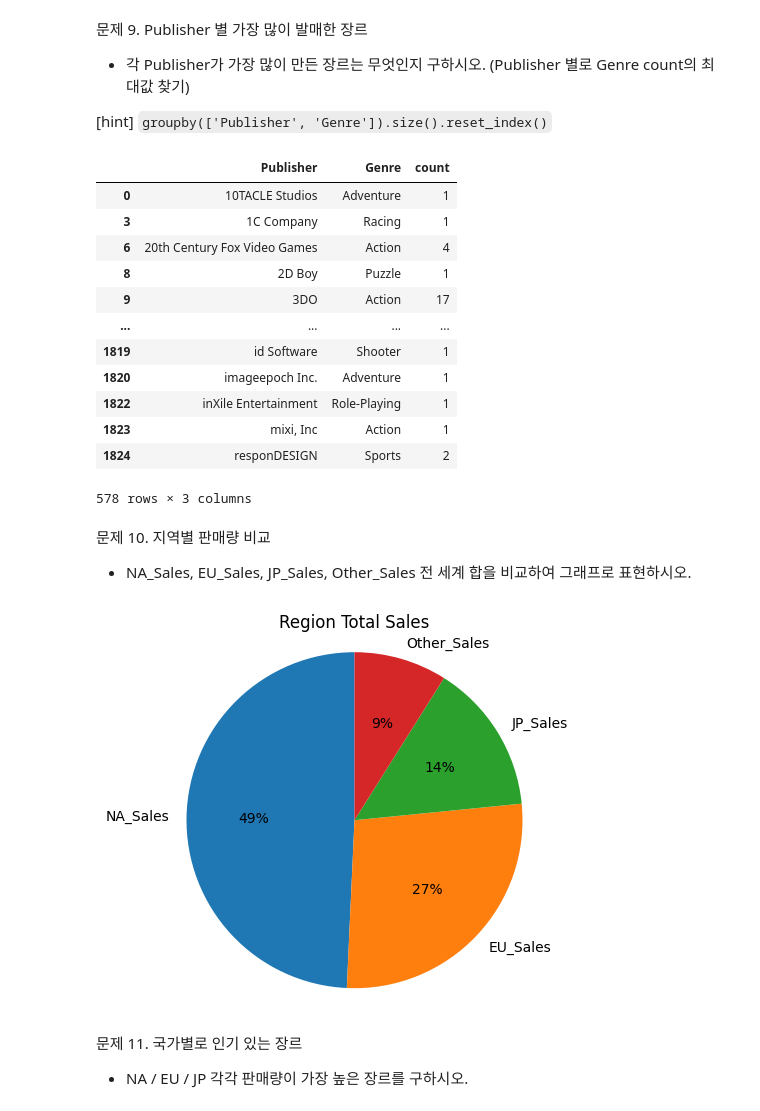
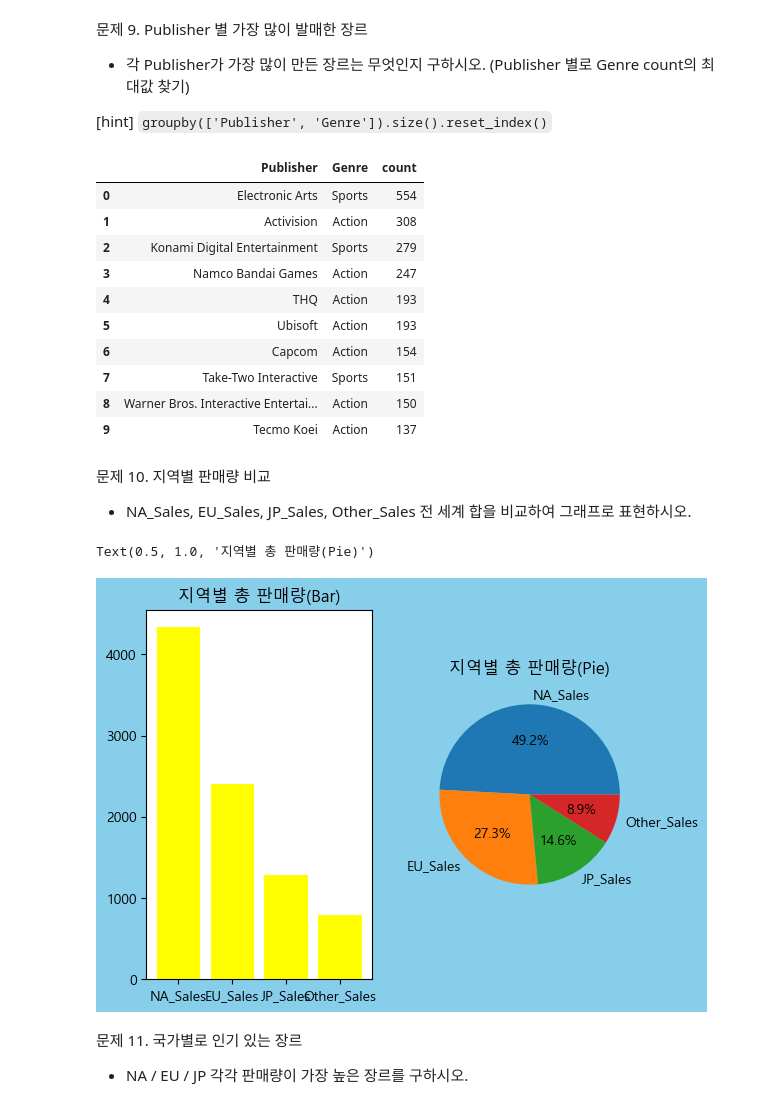
Before and after one commit to hsy3513/DataAnalysisStudy, a Jupyter notebook: practice/kaggle_video_sales/solution.ipynb, the cells around one changed output. Cells and saved outputs as stored; diff of their text form; code cells hidden in the pictures.

```diff
--- a/practice/kaggle_video_sales/solution.ipynb
+++ b/practice/kaggle_video_sales/solution.ipynb
@@ -105,10 +105,20 @@ Genre 종류 수:
 - 위 데이터를 선 그래프로 시각화하시오.
 # %%
 import matplotlib.pyplot as plt
-df_year_games = df.groupby('Year')['Name'].count()
-df_year_games
+# sort_index(): 행 인덱스 기준으로 정렬(오름차순). 데이터프레임인 경우 axis=1 열 인덱스 기준으로 정렬 가능.
+df_year_games = df.groupby('Year').size().sort_index()
+
+plt.rc('font', family='Malgun Gothic')
+
+plt.figure()
+
 plt.plot(
   df_year_games.index,
   df_year_games.values,
 )
+plt.title('연도별 게임 출시 수')
+plt.xlabel('연도')
+plt.ylabel('게임 출시 수')
+plt.grid(True)
+plt.show()
 # %% [output]
@@ -198,40 +222,64 @@ plt.show()
 [hint]
 `groupby(['Publisher', 'Genre']).size().reset_index()`
 # %%
+# Publisher, Genre 조합하여 발매 수
 publisher_genre = df.groupby(['Publisher', 'Genre']).size().reset_index(name='count')
 
-publisher_genre.loc[publisher_genre.groupby('Publisher')['count'].idxmax()]
+# 각 Publisher 별 발매수가 가장 많은 Genre 조회
+idx = publisher_genre.groupby('Publisher')['count'].idxmax()
+# => 각 Publisher 별 발매수(count)가 가장 큰 값을 가진 행의 인덱스
+result = publisher_genre.loc[idx].sort_values('count', ascending=False).reset_index(drop=True)
+
+result.head(10)
 # %% [output]
 |  | Publisher | Genre | count |
-| 0 | 10TACLE Studios | Adventure | 1 |
-| 3 | 1C Company | Racing | 1 |
-| 6 | 20th Century Fox Video Games | Action | 4 |
-| 8 | 2D Boy | Puzzle | 1 |
-| 9 | 3DO | Action | 17 |
-| ... | ... | ... | ... |
-| 1819 | id Software | Shooter | 1 |
-| 1820 | imageepoch Inc. | Adventure | 1 |
-| 1822 | inXile Entertainment | Role-Playing | 1 |
-| 1823 | mixi, Inc | Action | 1 |
-| 1824 | responDESIGN | Sports | 2 |
+| 0 | Electronic Arts | Sports | 554 |
+| 1 | Activision | Action | 308 |
+| 2 | Konami Digital Entertainment | Sports | 279 |
+| 3 | Namco Bandai Games | Action | 247 |
+| 4 | THQ | Action | 193 |
+| 5 | Ubisoft | Action | 193 |
+| 6 | Capcom | Action | 154 |
+| 7 | Take-Two Interactive | Sports | 151 |
+| 8 | Warner Bros. Interactive Entertai... | Action | 150 |
+| 9 | Tecmo Koei | Action | 137 |
-578 rows × 3 columns
 # %% [markdown]
 문제 10. 지역별 판매량 비교
 - NA_Sales, EU_Sales, JP_Sales, Other_Sales 전 세계 합을 비교하여 그래프로 표현하시오.
 # %%
 region_sales = df[['NA_Sales', 'EU_Sales', 'JP_Sales', 'Other_Sales']].sum()
-region_sales
+
+'''
 plt.pie(
   region_sales,
   labels=region_sales.index,
   startangle=90,
   autopct='%1.f%%'
 )
 plt.title('Region Total Sales')
 plt.axis('equal')
 plt.show()
+'''
+
+fig, (ax1, ax2) = plt.subplots(nrows=1, ncols=2)
+
+# 컨테이너 배경색 설정
+fig.set_facecolor('skyblue')
+
+# bar 그래프 표시
+ax1.bar(
+  x=region_sales.index,
+  height=region_sales,
+  color='yellow',
+        )
+ax1.set_title('지역별 총 판매량(Bar)')
+
+# pie 차트 표시
+ax2.pie(region_sales, autopct='%1.1f%%', labels=region_sales.index)
+ax2.set_title('지역별 총 판매량(Pie)')
 # %% [output]
+Text(0.5, 1.0, '지역별 총 판매량(Pie)')
-[figure, old version]
+[figure, new version]
 # %% [markdown]
 문제 11. 국가별로 인기 있는 장르
 - NA / EU / JP 각각 판매량이 가장 높은 장르를 구하시오.
```
Also changed, not shown: parts of 8 cells of this notebook.
